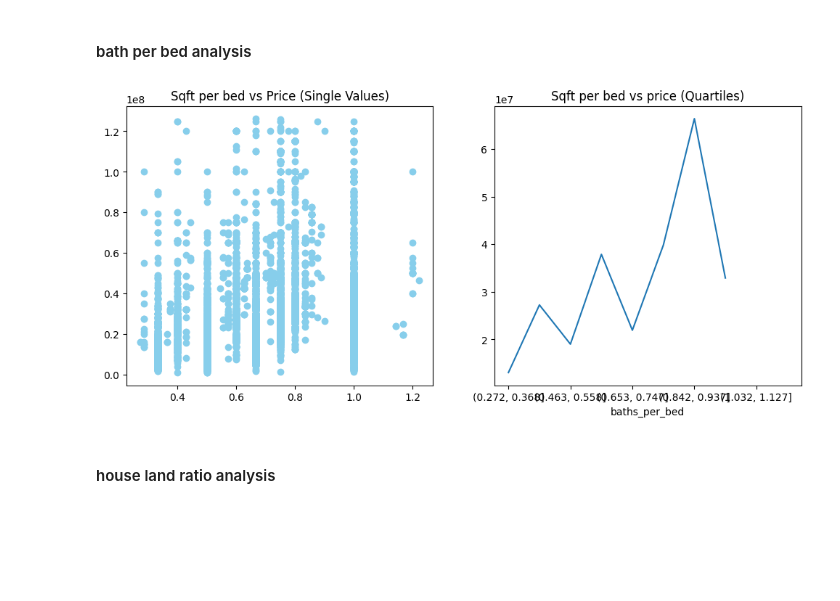
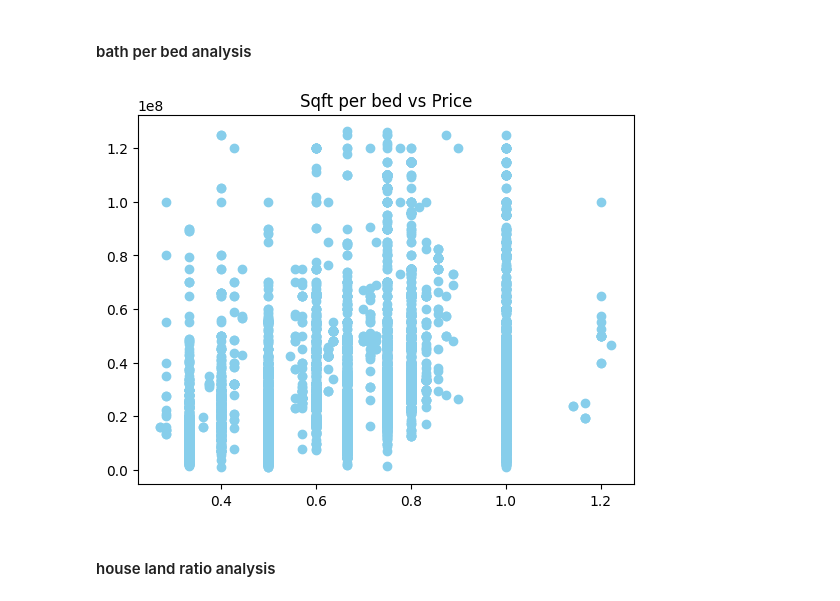
Before and after one commit to ravii-sa/house-price-prediction-fdm-miniproject, a Jupyter notebook: notebook.ipynb, the cells around one changed output. Drawn from its saved outputs; the diff is of its cells as text; code cells hidden in the pictures; blank space fills up the shorter version.

```diff
--- a/notebook.ipynb
+++ b/notebook.ipynb
@@ -550,16 +546,11 @@ plt.show()
 # %% [markdown]
 #### bath per bed analysis
-# %%
-fig, axes = plt.subplots(nrows=1, ncols=2, figsize=(12, 5))
-
-axes[0].scatter(temp_df['baths_per_bed'], df['price'], color='skyblue')
-axes[0].set_title('Sqft per bed vs Price (Single Values)')
-
-df.groupby(pd.cut(temp_df['baths_per_bed'], bins=10))['price'].mean().plot(kind='line', ax=axes[1])
-axes[1].set_title('Sqft per bed vs price (Quartiles)')
-
-plt.show()
-# %% [output]
-[figure, removed]
+# %%
+plt.scatter(temp_df['baths_per_bed'], df['price'], color='skyblue')
+plt.title('Sqft per bed vs Price')
+
+plt.show()
+# %% [output]
+[figure, added]
 # %% [markdown]
 #### house land ratio analysis
```
Also changed, not shown: parts of 16 cells of this notebook, 9 other files.
